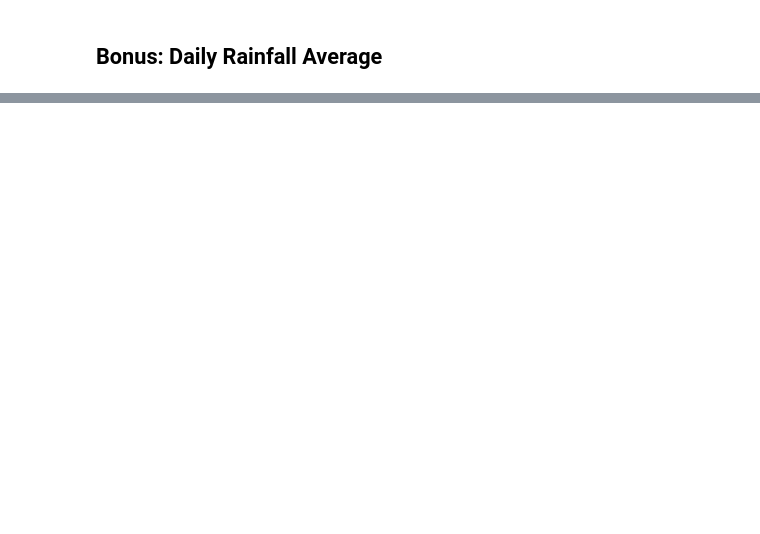
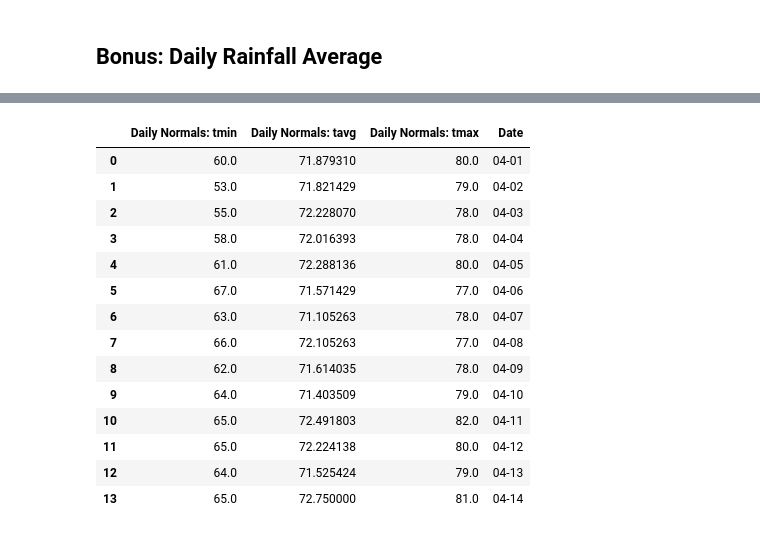
Before and after one commit to dan1ellec/sqlalchemy-challenge, a Jupyter notebook: climate_analysis.ipynb, the cells around one changed output, grey strips where cells are left out. Drawn from its saved outputs; the diff is of its cells as text; code cells hidden in the pictures; blank space fills up the shorter version.

```diff
--- a/climate_analysis.ipynb
+++ b/climate_analysis.ipynb
@@ -444,0 +499,19 @@ same_sporder = session.query(*sel).filter(EA.sporder == NA.sporder).limit(10).al
+# %%
+date_list = []
+day_date = start_date.day -1
+month = start_date.month
+month_string = str(month)
+
+for x in range(0, length_of_trip):
+    day_date = day_date + 1
+    #day_string = str(day_date)
+
+    if x < 9:
+        month_day_date = f"0{month}-0{day_date}"
+
+    else:
+        month_day_date = f"0{month}-{day_date}"
+
+
+
+    date_list.append(month_day_date)
@@ -444,0 +615,19 @@ same_sporder = session.query(*sel).filter(EA.sporder == NA.sporder).limit(10).al
+# %%
+normal_df["Date"] = date_list
+normal_df
+# %% [output]
+|  | Daily Normals: tmin | Daily Normals: tavg | Daily Normals: tmax | Date |
+| 0 | 60.0 | 71.879310 | 80.0 | 04-01 |
+| 1 | 53.0 | 71.821429 | 79.0 | 04-02 |
+| 2 | 55.0 | 72.228070 | 78.0 | 04-03 |
+| 3 | 58.0 | 72.016393 | 78.0 | 04-04 |
+| 4 | 61.0 | 72.288136 | 80.0 | 04-05 |
+| 5 | 67.0 | 71.571429 | 77.0 | 04-06 |
+| 6 | 63.0 | 71.105263 | 78.0 | 04-07 |
+| 7 | 66.0 | 72.105263 | 77.0 | 04-08 |
+| 8 | 62.0 | 71.614035 | 78.0 | 04-09 |
+| 9 | 64.0 | 71.403509 | 79.0 | 04-10 |
+| 10 | 65.0 | 72.491803 | 82.0 | 04-11 |
+| 11 | 65.0 | 72.224138 | 80.0 | 04-12 |
+| 12 | 64.0 | 71.525424 | 79.0 | 04-13 |
+| 13 | 65.0 | 72.750000 | 81.0 | 04-14 |
```
Also changed, not shown: parts of 17 cells of this notebook.
